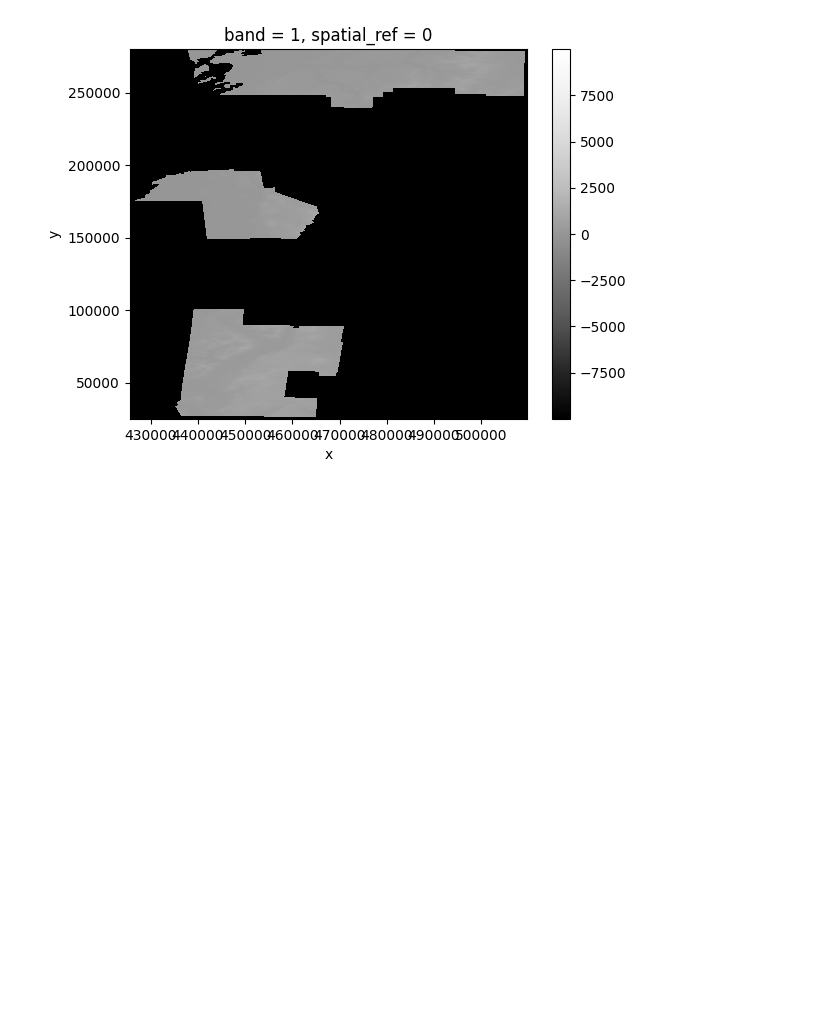
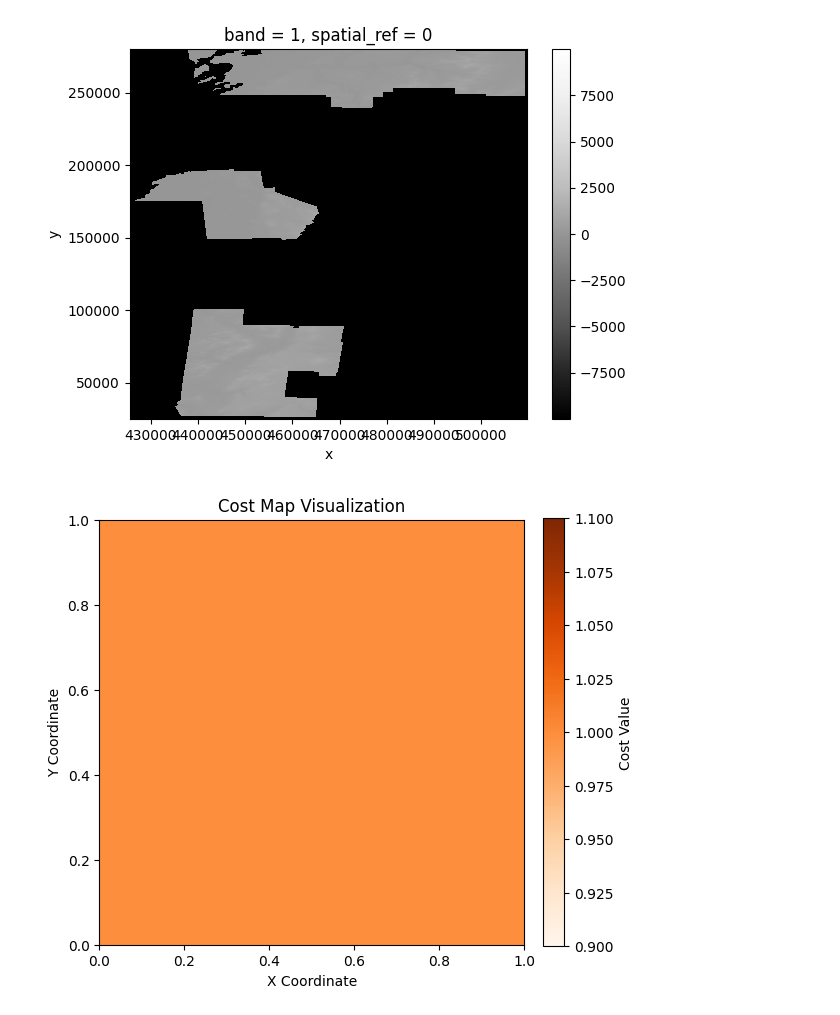
Before and after one commit to aidenva/es215, a Jupyter notebook: 1_input_map_optimization/real_cost_map.ipynb, the cells around one changed output. Cells and saved outputs as stored; diff of their text form; code cells hidden in the pictures; blank space fills up the shorter version.

```diff
--- a/1_input_map_optimization/real_cost_map.ipynb
+++ b/1_input_map_optimization/real_cost_map.ipynb
@@ -27,0 +102,5 @@ rds.squeeze().plot.imshow(cmap="Greys_r")
+# %%
+cost_map = create_cost_map(y_length=1, x_length=1, grain_size=0.01)
+visualize_cost_map(cost_map, grain_size=0.01)
+# %% [output]
+[figure, added]
```
Also changed, not shown: parts of 5 cells of this notebook, 4 other files.
